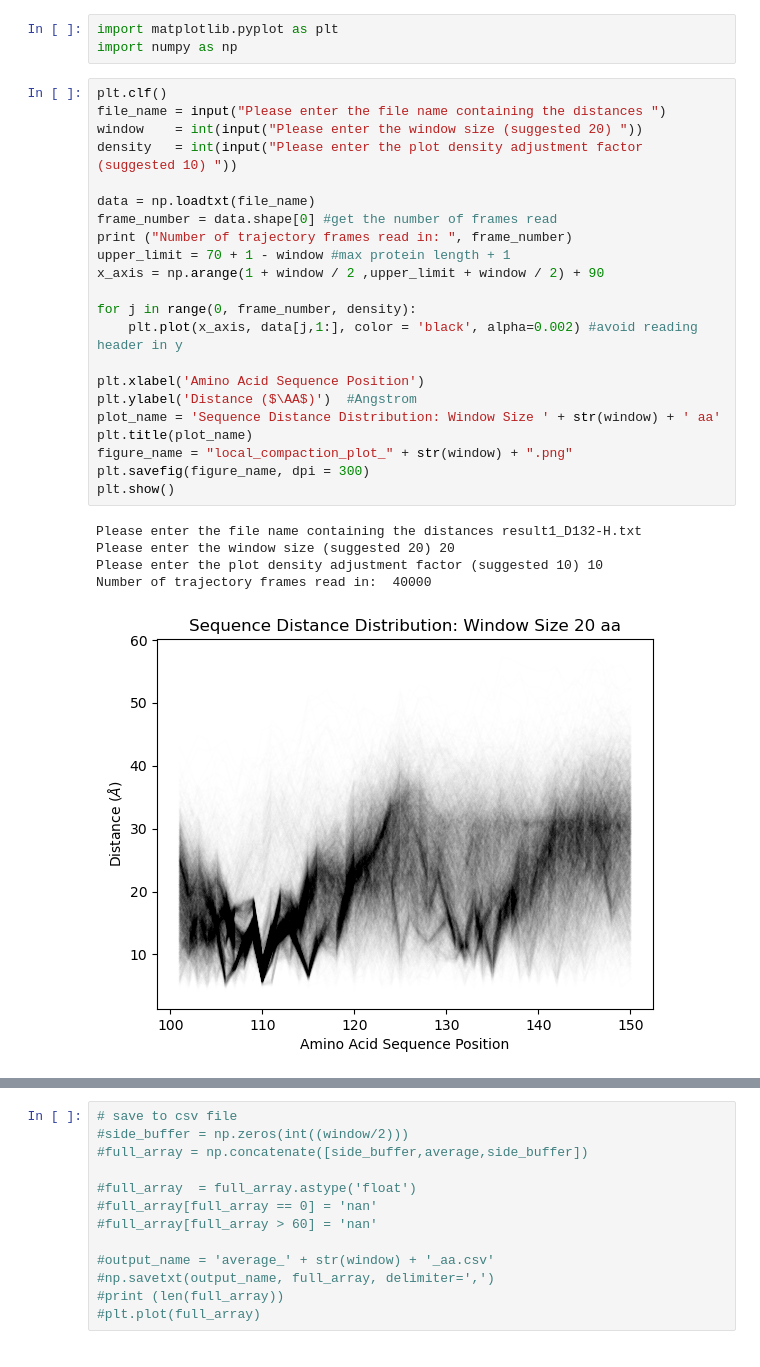
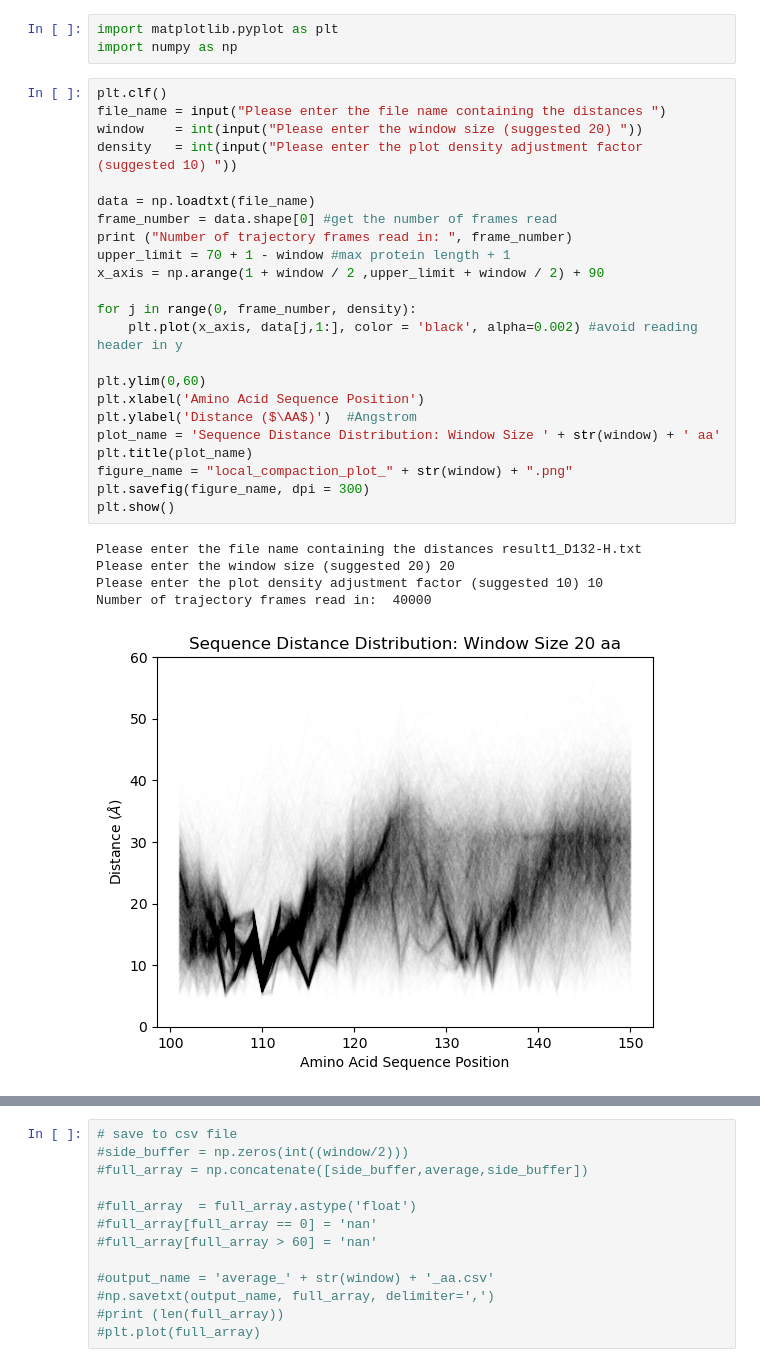
Before and after one commit to rojw1/Local-Compaction-Plot-LCP, a Jupyter notebook: visualize_Local_Compaction_Plot.ipynb, the cells around one changed output, grey strips where cells are left out. Cells and saved outputs as stored; diff of their text form.

```diff
--- a/visualize_Local_Compaction_Plot.ipynb
+++ b/visualize_Local_Compaction_Plot.ipynb
@@ -4,31 +4,32 @@ import numpy as np
 # %%
 plt.clf()
 file_name = input("Please enter the file name containing the distances ")
 window    = int(input("Please enter the window size (suggested 20) "))
 density   = int(input("Please enter the plot density adjustment factor (suggested 10) "))
 
 data = np.loadtxt(file_name)
 frame_number = data.shape[0] #get the number of frames read
 print ("Number of trajectory frames read in: ", frame_number)
 upper_limit = 70 + 1 - window #max protein length + 1
 x_axis = np.arange(1 + window / 2 ,upper_limit + window / 2) + 90
 
 for j in range(0, frame_number, density):
     plt.plot(x_axis, data[j,1:], color = 'black', alpha=0.002) #avoid reading header in y
 
+plt.ylim(0,60)
 plt.xlabel('Amino Acid Sequence Position')
 plt.ylabel('Distance ($\AA$)')  #Angstrom
 plot_name = 'Sequence Distance Distribution: Window Size ' + str(window) + ' aa'
 plt.title(plot_name)
 figure_name = "local_compaction_plot_" + str(window) + ".png"
 plt.savefig(figure_name, dpi = 300)
 plt.show()
 # %% [output]
 Please enter the file name containing the distances result1_D132-H.txt
 Please enter the window size (suggested 20) 20
 Please enter the plot density adjustment factor (suggested 10) 10
 Number of trajectory frames read in:  40000
-[figure, old version]
+[figure, new version]
 # %%
 average = np.mean(data, axis=0)
 stdev   = np.std (data, axis=0)
```
Also changed, not shown: parts of 1 cell of this notebook.
